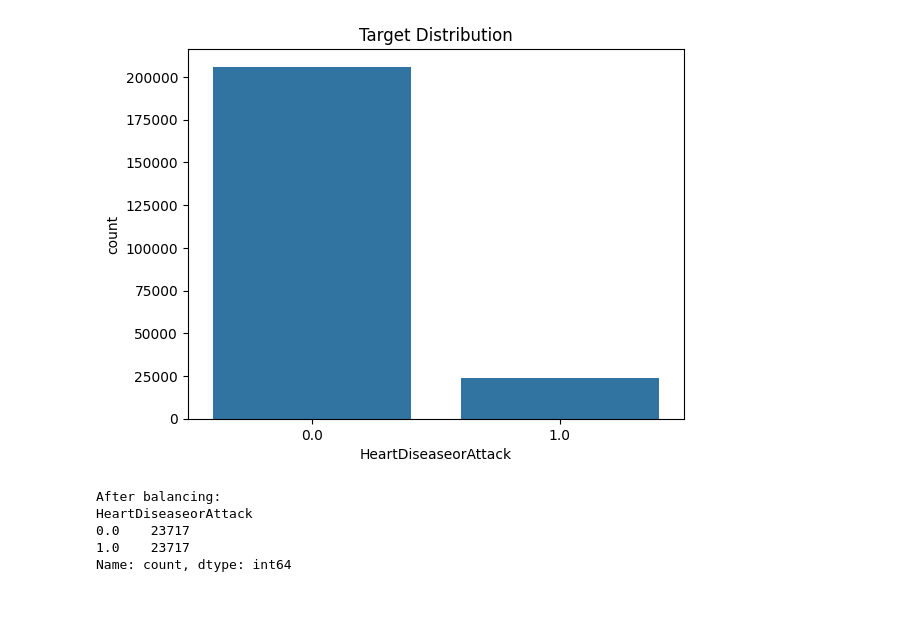
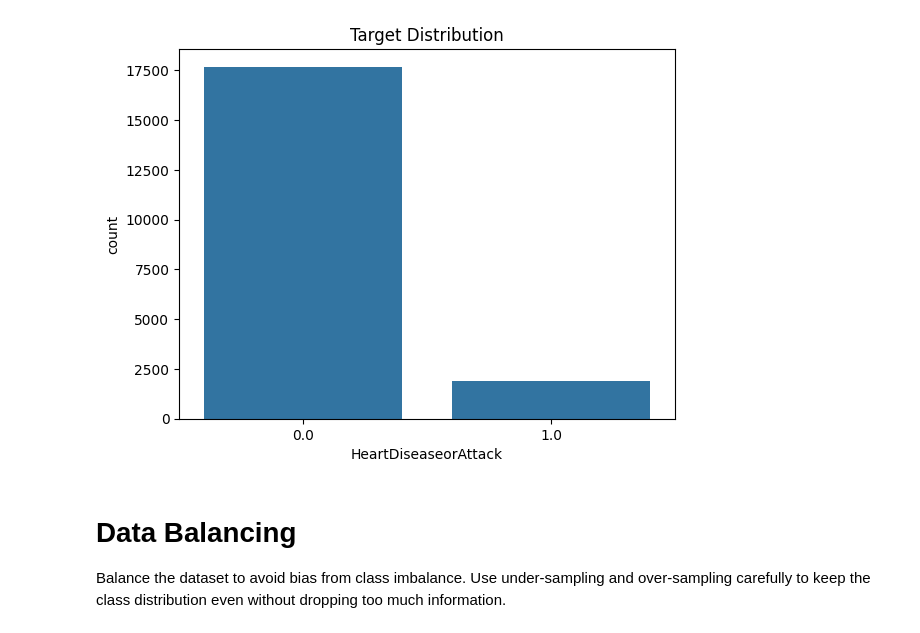
Before and after one commit to eng-ahmedwael/ANU-final-project-data-computation, a Jupyter notebook: project.ipynb, the cells around one changed output. Saved outputs shown, nothing was run; the diff lists cells and outputs as text; code cells hidden in the pictures; blank space fills up the shorter version.

```diff
--- a/project.ipynb
+++ b/project.ipynb
@@ -22,6 +42,7 @@ warnings.filterwarnings("ignore")
 # =========================================================
 
 df = pd.read_csv("heart.csv")
+df = df.sample(n=min(20000, len(df)), random_state=42).reset_index(drop=True)
 print(df.shape)
 print(df.head())
 # %% [output]
@@ -176,47 +124,17 @@ After removing outliers: (229781, 21)
 # %%
 # ==========================
 # EDA
 # ==========================
 plt.figure()
 sns.countplot(x=y)
 plt.title("Target Distribution")
 plt.show()
-
-
-# ==========================
-# BALANCING (OVER + UNDER SAMPLING)
-# ==========================
-
-df_balanced = pd.concat([X, y], axis=1)
-
-class_0 = df_balanced[df_balanced[target] == 0]
-class_1 = df_balanced[df_balanced[target] == 1]
-
-# Under-sample majority (0)
-class_0_under = class_0.sample(len(class_1), random_state=42)
-
-# Over-sample minority (1)
-class_1_over = class_1.sample(len(class_0_under), replace=True, random_state=42)
-
-# Combine both
-df_balanced = pd.concat([class_0_under, class_1_over])
-
-# Shuffle data
-df_balanced = df_balanced.sample(frac=1, random_state=42)
-
-# Split again
-X = df_balanced.drop(target, axis=1)
-y = df_balanced[target]
-
-print("After balancing:")
-print(y.value_counts())
 # %% [output]
-[figure, old version]
+[figure, new version]
-After balancing:
-HeartDiseaseorAttack
-0.0    23717
-1.0    23717
-Name: count, dtype: int64
+# %% [markdown]
+# Data Balancing
+
+Balance the dataset to avoid bias from class imbalance. Use under-sampling and over-sampling carefully to keep the class distribution even without dropping too much information.
 # %%
 
 plt.figure()
```
Also changed, not shown: parts of 14 cells of this notebook, 3 other files.
